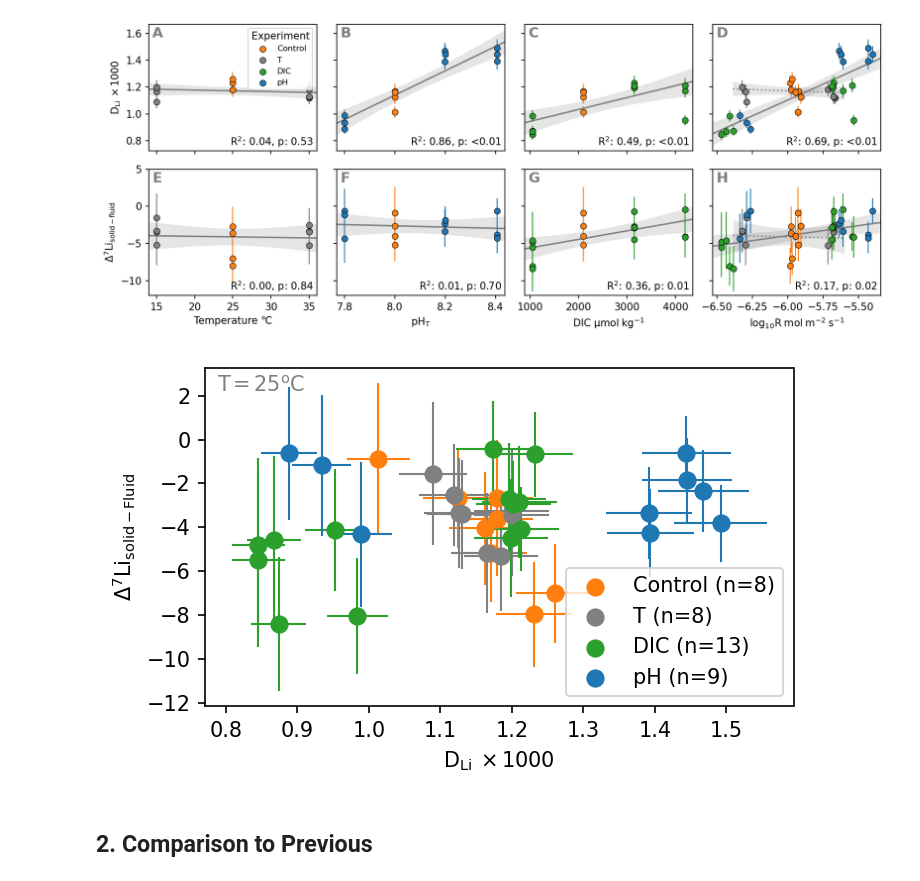
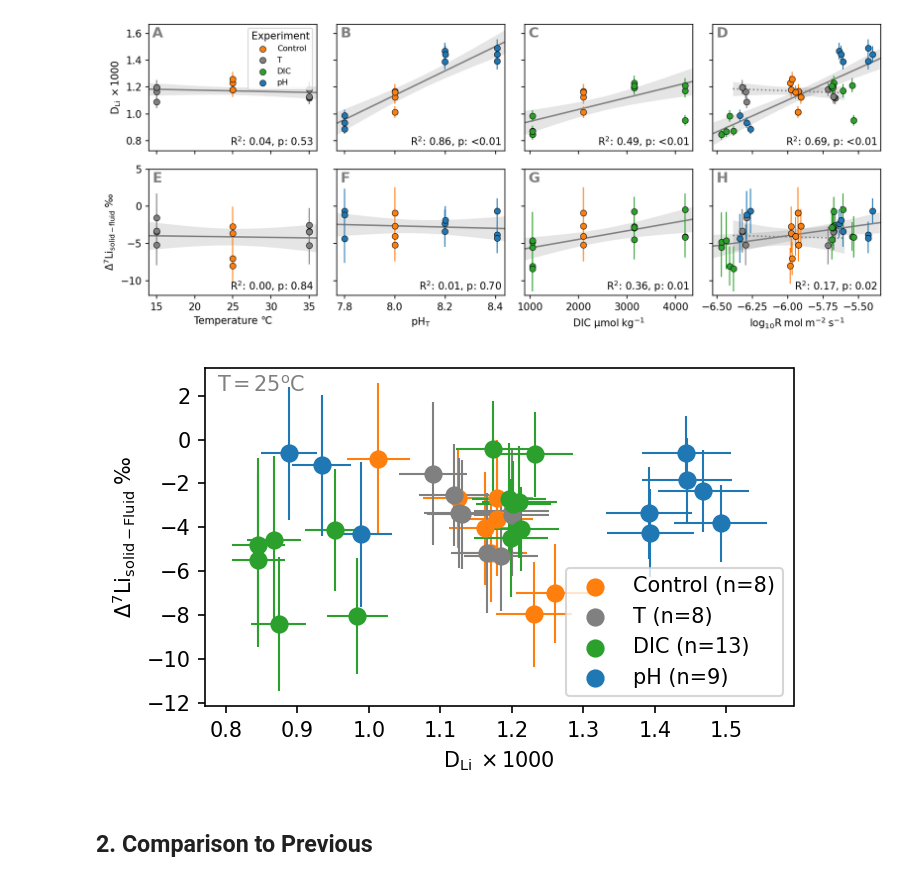
Before and after one commit to oscarbranson/supplementary, a Jupyter notebook: supplements/inorg_Li/02_Results.ipynb, the cells around one changed output. Cells and saved outputs as stored; diff of their text form; code cells hidden in the pictures.

```diff
--- a/supplements/inorg_Li/02_Results.ipynb
+++ b/supplements/inorg_Li/02_Results.ipynb
@@ -77,7 +76,7 @@ fig, axs = plt.subplots(2, 4, sharey='row', sharex='col', figsize=[11, 4.5])
 # fig, axs = plt.subplots(2, 5, figsize=(14, 5), sharey='row', sharex='col')
 
 axs[0,0].set_ylabel('$D_{Li}\ \\times 1000$')
-axs[1,0].set_ylabel('$\\Delta^7Li_{solid-fluid}$')
+axs[1,0].set_ylabel('$\\Delta^7Li_{solid-fluid}~‰$')
 rdax, rpax = axs[:, -1]
 
 for i, xvar in enumerate(['temp(C)', 'pH', 'C(mol/kgw)']):
@@ -199,24 +198,24 @@ savefig(fig, '01_IndividualEffects')
 # %%
 fig, ax = plt.subplots(1, 1)
 
 for e, c in cdict.items():
     ind = df.labels.Experiment.str.contains(e)
     s = 60
 
     ax.scatter(nom(df.loc[ind, ('OG', 'DLi')]) * 1e3, nom(df.loc[ind, ('Li_isotopes_vs_fluid', 'Delta_og')]), label=f'{e} (n={sum(ind)})', color=c, s=s)
     ax.errorbar(nom(df.loc[ind, ('OG', 'DLi')]) * 1e3, nom(df.loc[ind, ('Li_isotopes_vs_fluid', 'Delta_og')]),
                 xerr=err(df.loc[ind, ('OG', 'DLi')]) * 1e3, yerr=err(df.loc[ind, ('Li_isotopes_vs_fluid', 'Delta_og')]),
                 lw=0, elinewidth=1, color=c, zorder=-1)
 
 ax.text(.02, .98, '$T=25^oC$', va='top', ha='left', color=(.5,.5,.5), transform=ax.transAxes)
 ax.legend(fontsize=10)
 
-ax.set_ylabel('$\\Delta^7Li_{solid-Fluid}$')
+ax.set_ylabel('$\\Delta^7Li_{solid-Fluid}~‰$')
 ax.set_xlabel('$D_{Li}\ \\times 1000$')
 
 fig.tight_layout()
 # %% [output]
-[figure, old version]
+[figure, new version]
 # %% [markdown]
 ## 2. Comparison to Previous
 # %%
```
Also changed, not shown: parts of 10 cells of this notebook.
